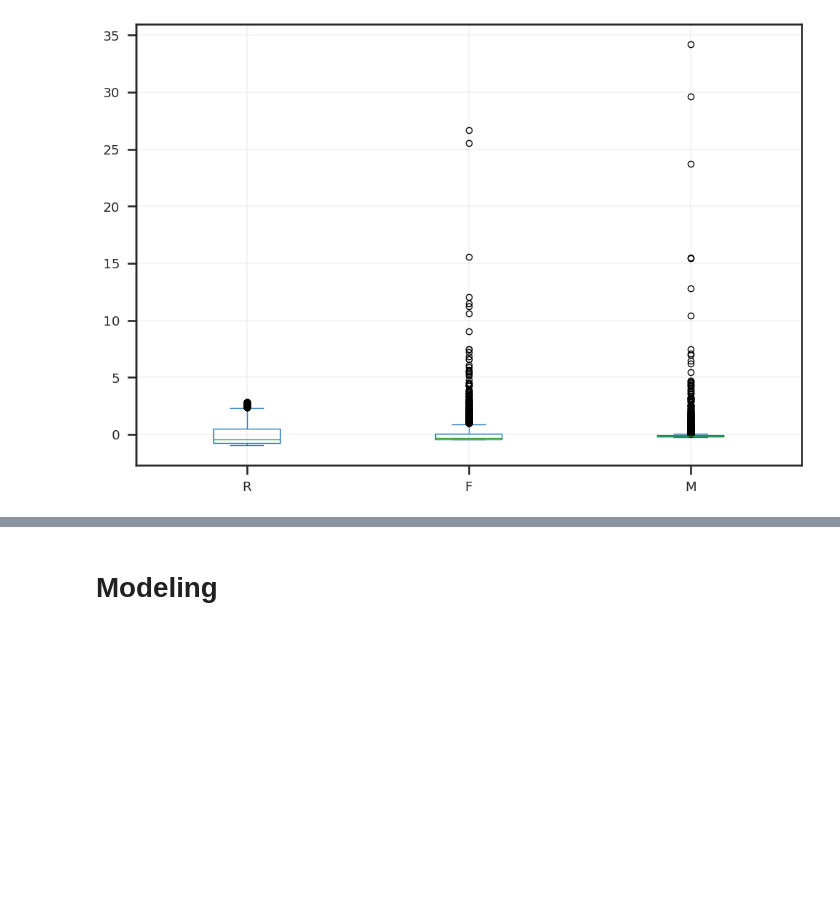
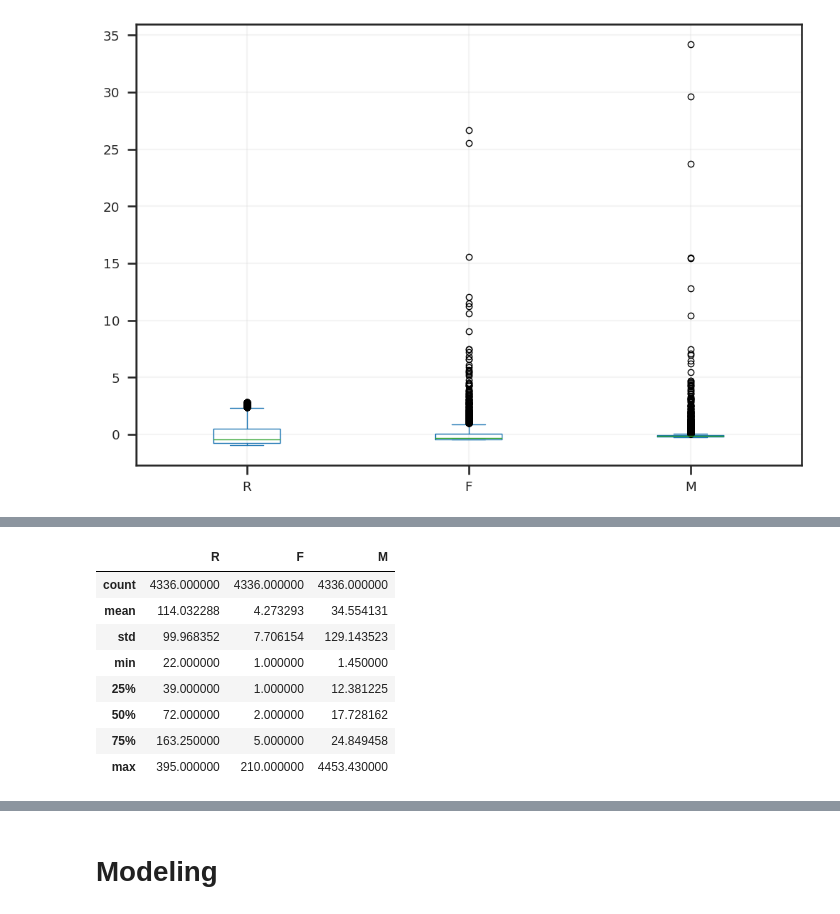
Before and after one commit to GTBelini22/Estudo_Ciencia_de_dados, a Jupyter notebook: Desafio Cluster/Desafio_Final_Cluster.ipynb, the cells around one changed output, grey strips where cells are left out. Saved outputs shown, nothing was run; the diff lists cells and outputs as text; code cells hidden in the pictures; blank space fills up the shorter version.

```diff
--- a/Desafio Cluster/Desafio_Final_Cluster.ipynb
+++ b/Desafio Cluster/Desafio_Final_Cluster.ipynb
@@ -347,0 +367,15 @@ scaler = PowerTransformer()
+# %%
+# Verificando metricas das colunas
+df_rfm.describe()
+
+# Verificado que ainda temos valores que estão muito distantes dos demais
+# %% [output]
+|  | R | F | M |
+| count | 4336.000000 | 4336.000000 | 4336.000000 |
+| mean | 114.032288 | 4.273293 | 34.554131 |
+| std | 99.968352 | 7.706154 | 129.143523 |
+| min | 22.000000 | 1.000000 | 1.450000 |
+| 25% | 39.000000 | 1.000000 | 12.381225 |
+| 50% | 72.000000 | 2.000000 | 17.728162 |
+| 75% | 163.250000 | 5.000000 | 24.849458 |
+| max | 395.000000 | 210.000000 | 4453.430000 |
```
Also changed, not shown: parts of 5 cells of this notebook.
